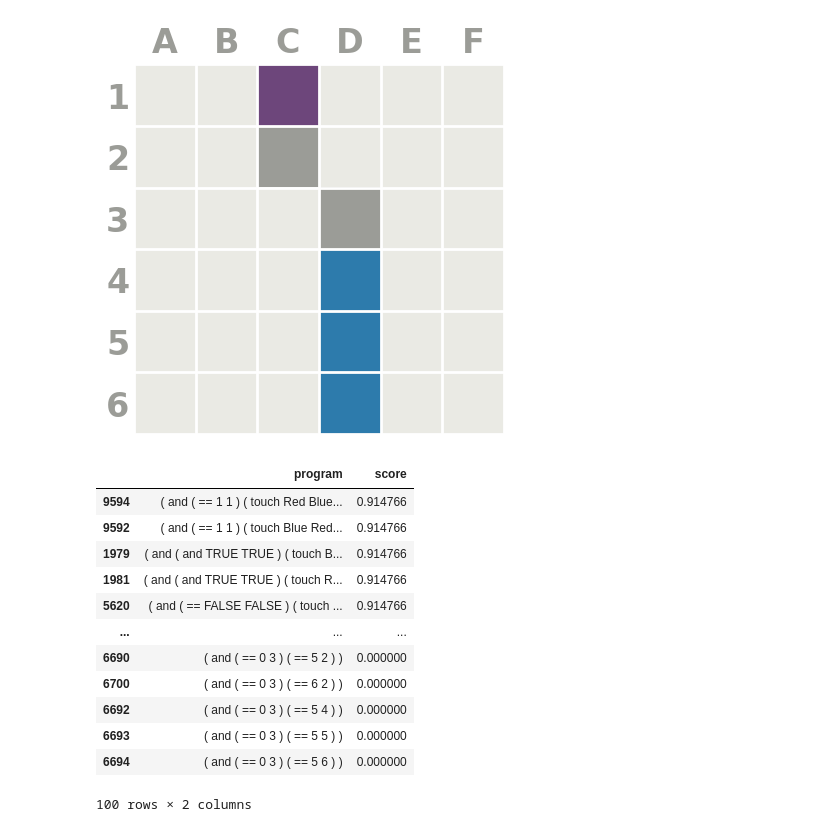
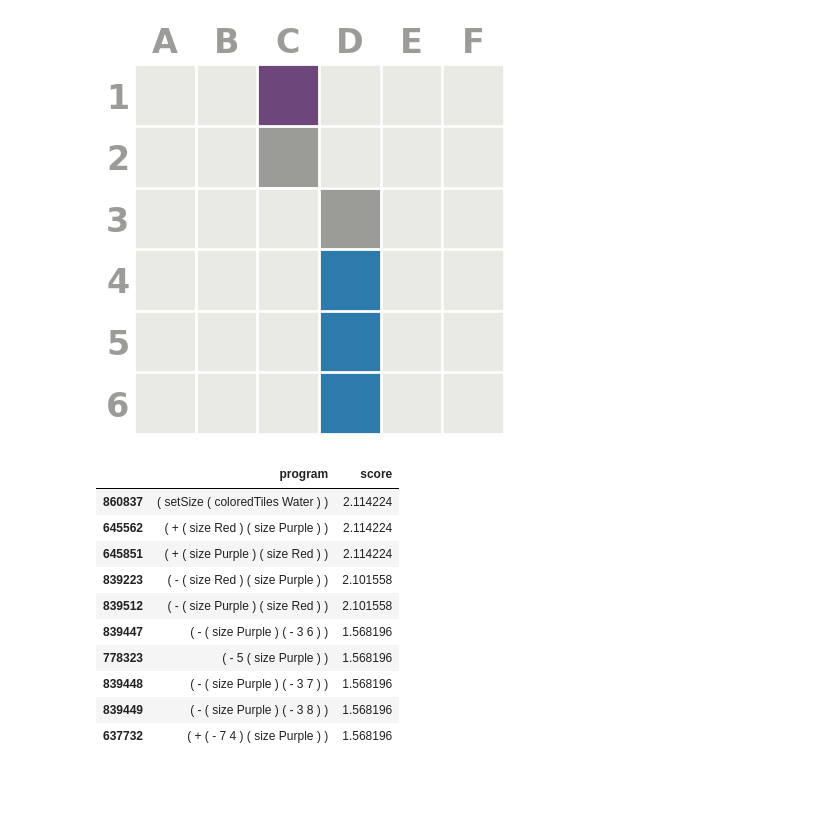
Before and after one commit to gabegrand/battleship, a Jupyter notebook: notebooks/grammar_nltk.ipynb, the cells around one changed output. Cells and saved outputs as stored; diff of their text form; code cells hidden in the pictures; blank space fills up the shorter version.

Commit message:
Add grammar.sample()

```diff
--- a/notebooks/grammar_nltk.ipynb
+++ b/notebooks/grammar_nltk.ipynb
@@ -20,4 +20,4 @@ from battleship.board import Board
 # %% [markdown]
 # Battleship grammar
 # %%
-cfg = BattleshipCFG(include_lambdas=False)
+grammar = BattleshipGrammar(include_lambdas=False)
@@ -24,16 +26,5 @@ cfg = BattleshipCFG(include_lambdas=False)
 # %%
-# Check that all generated programs are valid
-valid, invalid = [], []
-
-for tokens in generate(cfg, n=int(1e6), depth=5, start=Nonterminal('A')):
-    program = ' '.join(tokens)
-    try:
-        Parser.parse(program, enforce_type=False)
-        valid.append(program)
-    except:
-        invalid.append(program)
-        print(program, flush=True)
-
+valid, invalid = grammar.generate(n=int(1e6), depth=5, start=Nonterminal('A'))
 print('Valid programs:', len(valid))
 print('Invalid programs:', len(invalid))
 # %% [output]
@@ -57,25 +48,25 @@ board = Board.from_trial_id(5)
 board
 # %% [output]
 [figure]
+# %%
+programs = valid
 # %%
-scores = compute_score_parallel(programs=valid[:10000], board=board)
+scores = compute_score_parallel(programs=programs, board=board)
 # %%
-df_scores = pd.DataFrame({"program": valid[:10000], "score": scores})
+df_scores = pd.DataFrame({"program": programs, "score": scores})
 df_scores.sort_values("score", ascending=False).head(10)
 # %% [output]
 |  | program | score |
-| 9594 | ( and ( == 1 1 ) ( touch Red Blue... | 0.914766 |
-| 9592 | ( and ( == 1 1 ) ( touch Blue Red... | 0.914766 |
-| 1979 | ( and ( and TRUE TRUE ) ( touch B... | 0.914766 |
-| 1981 | ( and ( and TRUE TRUE ) ( touch R... | 0.914766 |
-| 5620 | ( and ( == FALSE FALSE ) ( touch ... | 0.914766 |
-| ... | ... | ... |
-| 6690 | ( and ( == 0 3 ) ( == 5 2 ) ) | 0.000000 |
-| 6700 | ( and ( == 0 3 ) ( == 6 2 ) ) | 0.000000 |
-| 6692 | ( and ( == 0 3 ) ( == 5 4 ) ) | 0.000000 |
-| 6693 | ( and ( == 0 3 ) ( == 5 5 ) ) | 0.000000 |
-| 6694 | ( and ( == 0 3 ) ( == 5 6 ) ) | 0.000000 |
+| 860837 | ( setSize ( coloredTiles Water ) ) | 2.114224 |
+| 645562 | ( + ( size Red ) ( size Purple ) ) | 2.114224 |
+| 645851 | ( + ( size Purple ) ( size Red ) ) | 2.114224 |
+| 839223 | ( - ( size Red ) ( size Purple ) ) | 2.101558 |
+| 839512 | ( - ( size Purple ) ( size Red ) ) | 2.101558 |
+| 839447 | ( - ( size Purple ) ( - 3 6 ) ) | 1.568196 |
+| 778323 | ( - 5 ( size Purple ) ) | 1.568196 |
+| 839448 | ( - ( size Purple ) ( - 3 7 ) ) | 1.568196 |
+| 839449 | ( - ( size Purple ) ( - 3 8 ) ) | 1.568196 |
+| 637732 | ( + ( - 7 4 ) ( size Purple ) ) | 1.568196 |
-100 rows × 2 columns
 # %%
 df_scores[df_scores["score"] > 0].sort_values("score", ascending=False)
 # %% [output]
```
Also changed, not shown: parts of 11 cells of this notebook, 1 other file.
